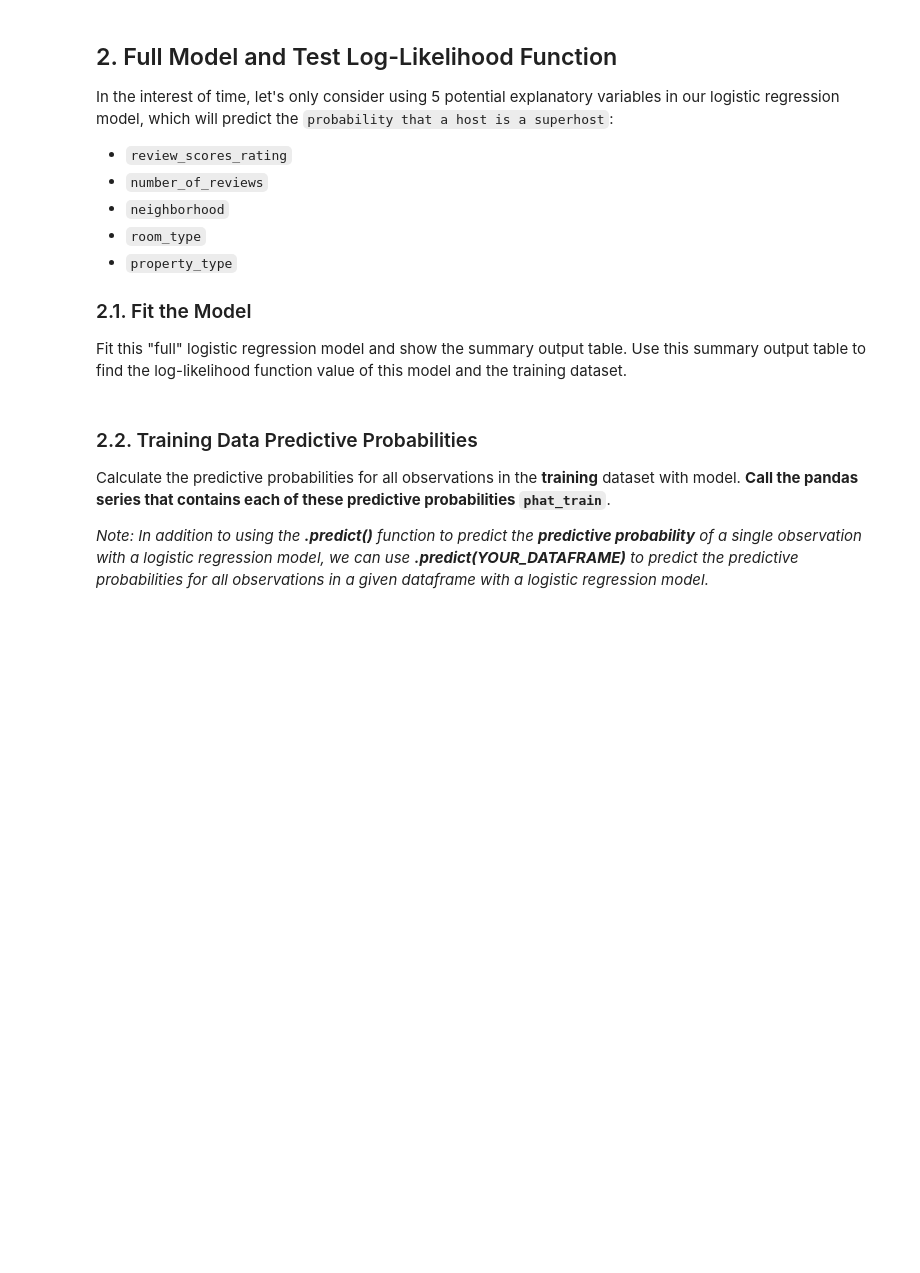
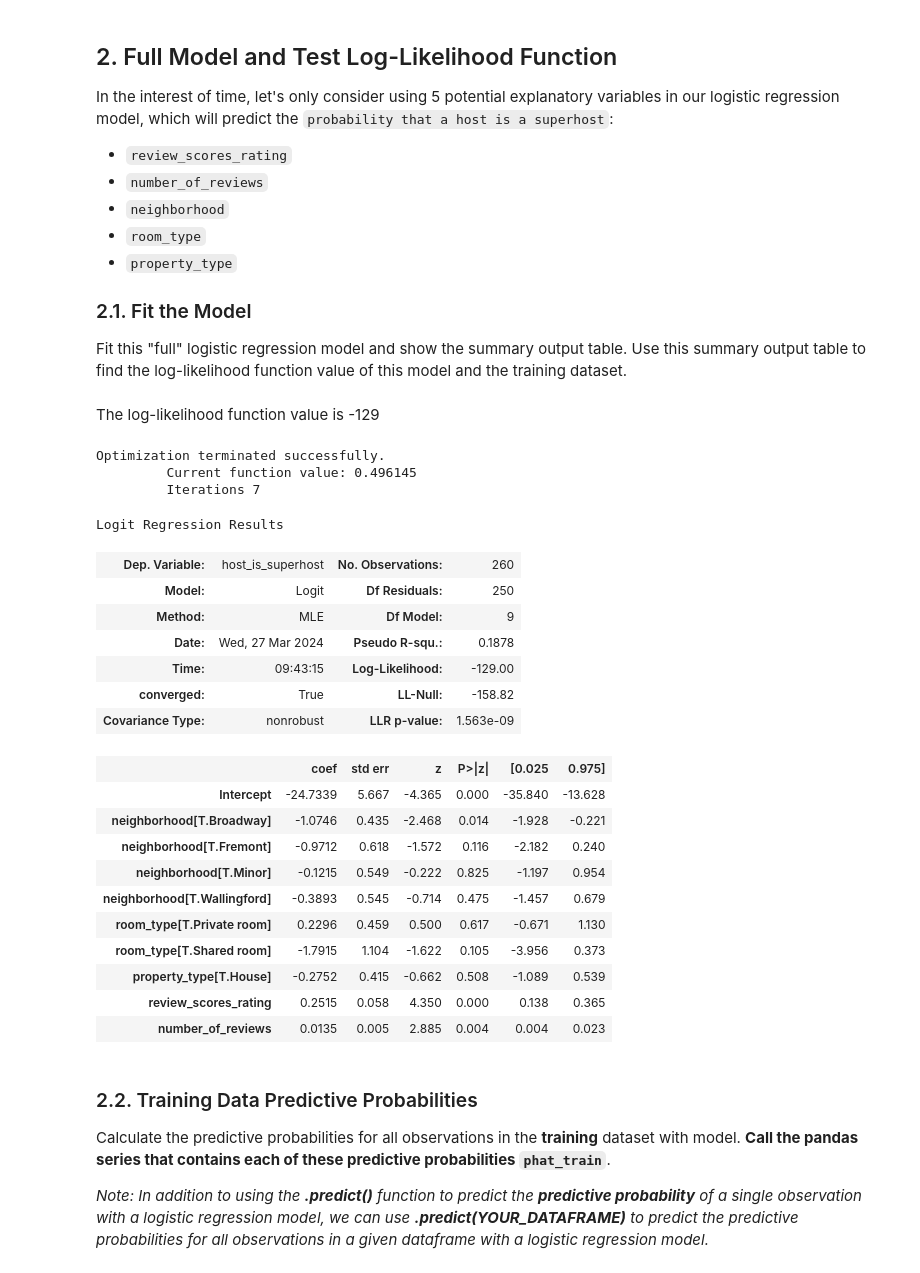
Before and after one commit to ryguy2k4/stat207, a Jupyter notebook: lab_10/lab_10_group.ipynb, the cells around one changed output. Drawn from its saved outputs; the diff is of its cells as text; code cells hidden in the pictures; blank space fills up the shorter version.

```diff
--- a/lab_10/lab_10_group.ipynb
+++ b/lab_10/lab_10_group.ipynb
@@ -93,3 +116,6 @@ The primary research goal that we will pursue in this lab will be to build a pre
 2. Display your dataframe.
 
 3. Show how many rows your dataframe has.
+# %%
+df = pd.read_csv("seattle_airbnb_listings.csv")
+df.head()
@@ -97,10 +135,14 @@ The primary research goal that we will pursue in this lab will be to build a pre
 ### 1.2. 0/1 Response Variable
 
 Create a new 0/1 variable in your dataset in which `superhosts=1` and `nonsuperhosts=0`.
+# %%
+df["host_is_superhost"].replace({"t": 1, "f": 0},inplace=True)
 # %% [markdown]
 ### 1.3. Train-Test-Split
 
 Create a training dataset and a test dataset from your dataframe using a random state of `207` and a test dataset size that is a random sample of about 20% of the observations from the original dataset.
+# %%
+df_train, df_test = train_test_split(df, test_size=0.2, random_state=207)
 # %% [markdown]
 ## 2. Full Model and Test Log-Likelihood Function
 
@@ -115,3 +157,5 @@ In the interest of time, let's only consider using 5 potential explanatory varia
 ### 2.1. Fit the Model
 
 Fit this "full" logistic regression model and show the summary output table. Use this summary output table to find the log-likelihood function value of this model and the training dataset.
+# %% [markdown]
+The log-likelihood function value is -129
@@ -118,3 +164,29 @@ Fit this "full" logistic regression model and show the summary output table. Use
+# %%
+log_mod = smf.logit(formula="host_is_superhost~review_scores_rating+number_of_reviews+neighborhood+room_type+property_type",data=df_train).fit()
+log_mod.summary()
+# %% [output]
+Optimization terminated successfully.
+         Current function value: 0.496145
+         Iterations 7
+Logit Regression Results
+| Dep. Variable: | host_is_superhost | No. Observations: | 260 |
+| Model: | Logit | Df Residuals: | 250 |
+| Method: | MLE | Df Model: | 9 |
+| Date: | Wed, 27 Mar 2024 | Pseudo R-squ.: | 0.1878 |
+| Time: | 09:43:15 | Log-Likelihood: | -129.00 |
+| converged: | True | LL-Null: | -158.82 |
+| Covariance Type: | nonrobust | LLR p-value: | 1.563e-09 |
+|  | coef | std err | z | P>|z| | [0.025 | 0.975] |
+| Intercept | -24.7339 | 5.667 | -4.365 | 0.000 | -35.840 | -13.628 |
+| neighborhood[T.Broadway] | -1.0746 | 0.435 | -2.468 | 0.014 | -1.928 | -0.221 |
+| neighborhood[T.Fremont] | -0.9712 | 0.618 | -1.572 | 0.116 | -2.182 | 0.240 |
+| neighborhood[T.Minor] | -0.1215 | 0.549 | -0.222 | 0.825 | -1.197 | 0.954 |
+| neighborhood[T.Wallingford] | -0.3893 | 0.545 | -0.714 | 0.475 | -1.457 | 0.679 |
+| room_type[T.Private room] | 0.2296 | 0.459 | 0.500 | 0.617 | -0.671 | 1.130 |
+| room_type[T.Shared room] | -1.7915 | 1.104 | -1.622 | 0.105 | -3.956 | 0.373 |
+| property_type[T.House] | -0.2752 | 0.415 | -0.662 | 0.508 | -1.089 | 0.539 |
+| review_scores_rating | 0.2515 | 0.058 | 4.350 | 0.000 | 0.138 | 0.365 |
+| number_of_reviews | 0.0135 | 0.005 | 2.885 | 0.004 | 0.004 | 0.023 |
 # %% [markdown]
 ### 2.2. Training Data Predictive Probabilities
 
```
Also changed, not shown: parts of 17 cells of this notebook.
